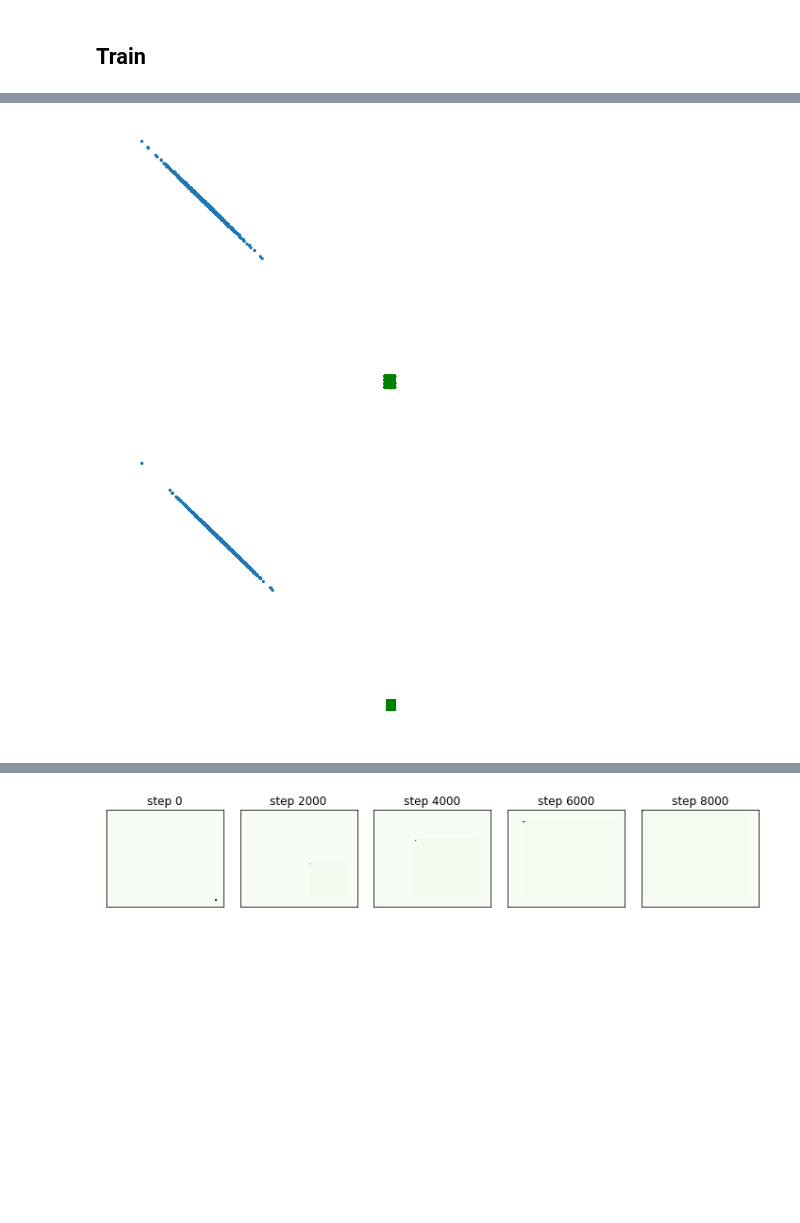
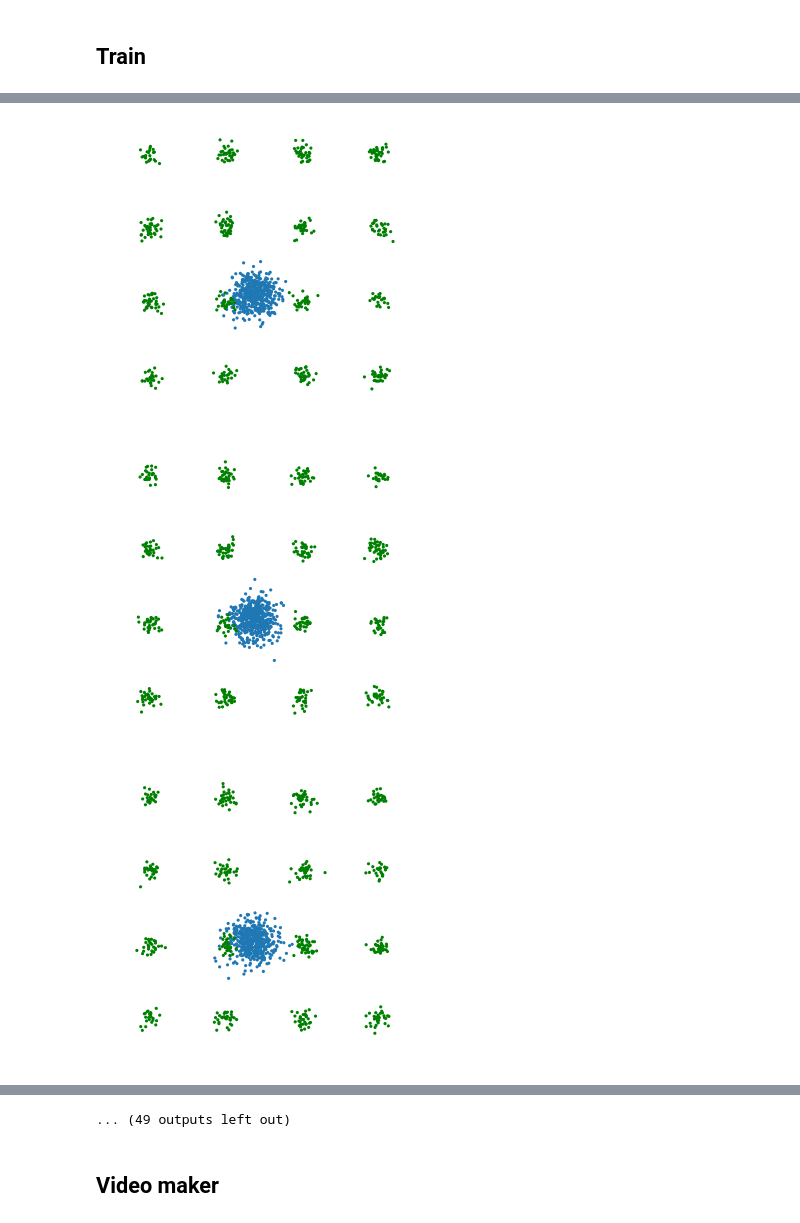
Before and after one commit to bruno-31/diff-game, a Jupyter notebook: sga-gan.ipynb, the cells around one changed output, grey strips where cells are left out. Drawn from its saved outputs; the diff is of its cells as text; code cells hidden in the pictures; blank space fills up the shorter version.

Commit message:
video and fixing all the mess...

```diff
--- a/sga-gan.ipynb
+++ b/sga-gan.ipynb
@@ -1,11 +1,20 @@
 # %%
 % pylab inline
+import os
+# os.system("export CUDA_VISIBLE_DEVICES")="3"
 import tensorflow as tf
 import numpy as np
 # import matplotlib.pyplot as plt
 from tqdm import tqdm
 from tensorflow.contrib.kfac.python.ops.utils import fwd_gradients
 import seaborn as sns
+try:
+    from moviepy.video.io.bindings import mplfig_to_npimage
+    import moviepy.editor as mpy
+    generate_movie = True
+except:
+    print("Warning: moviepy not found.")
+    generate_movie = False
 
 slim = tf.contrib.slim
 ds = tf.contrib.distributions
@@ -52,12 +97,14 @@ params = dict(
     gen_learning_rate=1e-4,
     beta1=0.5,
     epsilon=1e-8,
-    max_iter=8000,
-    viz_every=2000,
+    max_iter=80,
+    frame_every=1,
+    viz_every=20,
     z_dim=256,
     x_dim=2,
     optimizer='sga', # rmsprop sgd sga
     align = True,
+    data = 'mog',
 )
 # %% [markdown]
 ## Function for Symplectic gradient adjustment
@@ -80,7 +127,7 @@ def get_sym_adj(Ls,xs):
 # %%
 tf.reset_default_graph()
 
-data = sample_mog(params['batch_size'])
+data = sample_mog(params['batch_size']) if params['data']=='mog' else sample_complex(params['batch_size'])
 noise = ds.Normal(tf.zeros(params['z_dim']), tf.ones(params['z_dim'])).sample(params['batch_size'])
 
 # Construct generator and discriminator nets
@@ -155,19 +202,25 @@ sess.run(tf.global_variables_initializer())
 # %%
 xmax = 3
 fs = []
-frames = []
+raw_frames = []
 np_samples = []
 n_batches_viz = 10
 viz_every = params['viz_every']
+frame_every = params['frame_every']
 for i in tqdm(range(params['max_iter']+1)):
     f, _, _ = sess.run([[loss], g_train_op, d_train_op])
     fs.append(f)
-    if (i) % viz_every == 0:
+    if (i) % frame_every == 0:
         np_samples.append(np.vstack([sess.run(samples) for _ in range(n_batches_viz)]))
         xx, yy = sess.run([samples, data])
         fig = figure(figsize=(5,5))
         scatter(xx[:, 0], xx[:, 1], edgecolor='none',s=10)
         scatter(yy[:, 0], yy[:, 1], c='g', edgecolor='none',s=10)
         axis('off')
-        show()
+        plt.xlim(-5.5,5.5)
+        plt.ylim(-5.5,5.5)
+        if generate_movie:
+            raw_frames.append(mplfig_to_npimage(fig))
+        if (i) % viz_every == 0:
+            show()
 # %% [output]
@@ -177,2 +230,3 @@ for i in tqdm(range(params['max_iter']+1)):
-[figure, old version]
+[figure, new version]
-[figure, old version]
+[figure, new version]
+[figure, added]
@@ -179,17 +239,21 @@ for i in tqdm(range(params['max_iter']+1)):
+... (49 outputs left out)
 # %%
 np_samples_ = np_samples[::1]
+vizu_frames = []
 cols = len(np_samples_)
 bg_color  = sns.color_palette('Greens', n_colors=256)[0]
-figure(figsize=(2*cols, 2))
+# figure(figsize=(2*cols, 2))
+fig, ax = plt.subplots()
 for i, samps in enumerate(np_samples_):
-    if i == 0:
-        ax = subplot(1,cols,1)
-    else:
-        subplot(1,cols,i+1, sharex=ax, sharey=ax)
+    ax.clear()
+#     if i == 0:
+#         ax = subplot(1,cols,1)
+#     else:
+#         subplot(1,cols,i+1, sharex=ax, sharey=ax)
     ax2 = sns.kdeplot(samps[:, 0], samps[:, 1], shade=True, cmap='Greens', n_levels=20, clip=[[-6,6]]*2)
     ax2.set_axis_bgcolor(bg_color)
     xticks([]); yticks([])
-    title('step %d'%(i*viz_every))
+    title('step %d'%(i*frame_every))
+    if generate_movie:
+        vizu_frames.append(mplfig_to_npimage(fig))
 gcf().tight_layout()
-# %% [output]
-[figure, removed]
@@ -197,0 +260,2 @@ import seaborn as sns
+# %% [markdown]
+## Video maker
```
Also changed, not shown: parts of 4 cells of this notebook, 2 other files.
